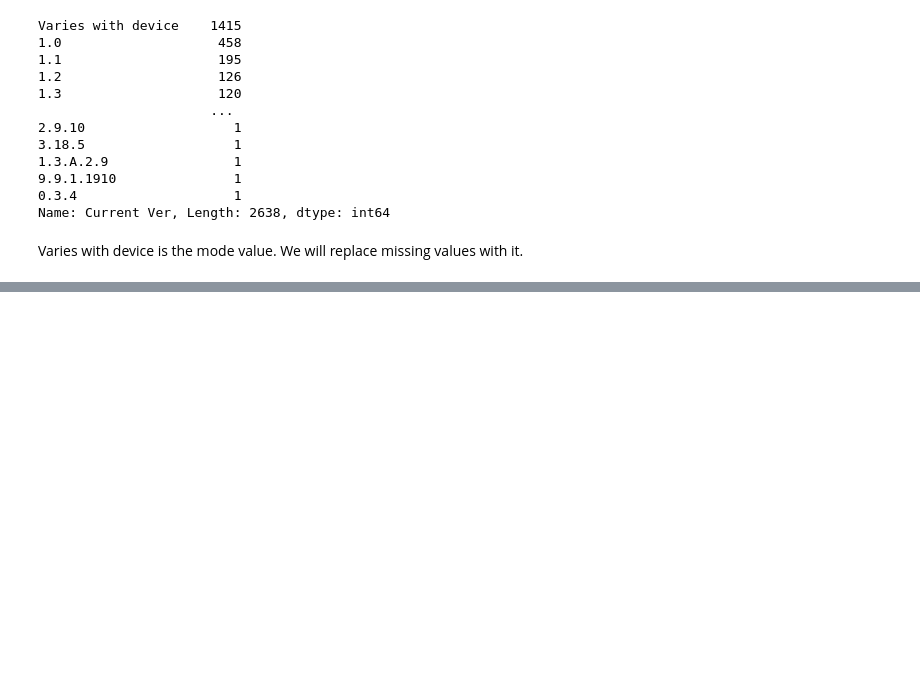
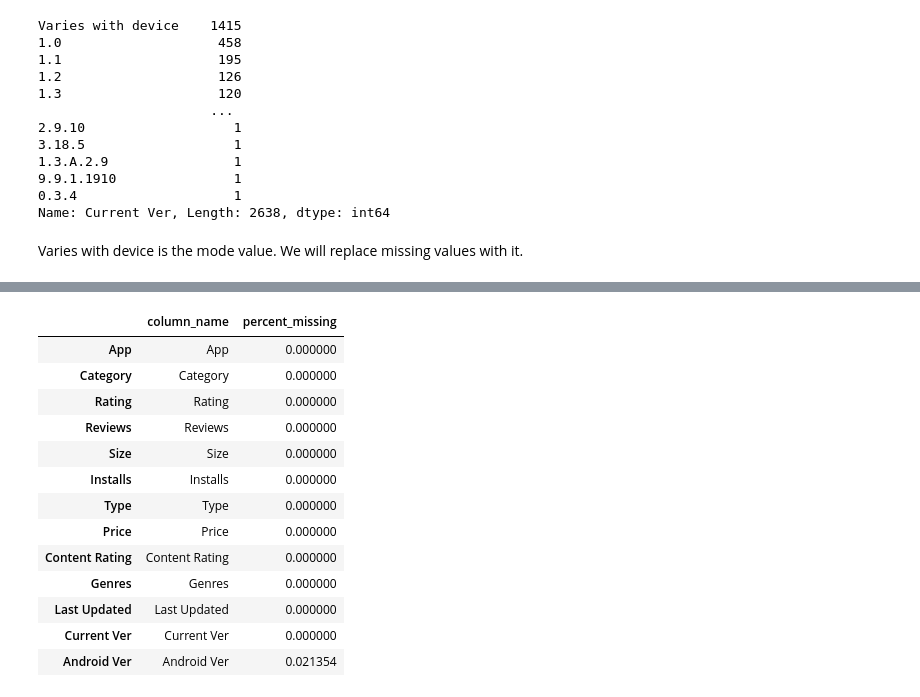
Before and after one commit to LYS312/TheAnalysts, a Jupyter notebook: TheAnalysts/TheAnalysts.ipynb, the cells around one changed output, grey strips where cells are left out. Saved outputs shown, nothing was run; the diff lists cells and outputs as text; code cells hidden in the pictures; blank space fills up the shorter version.

Commit message:
imputate missing val, no more missing values

```diff
--- a/TheAnalysts/TheAnalysts.ipynb
+++ b/TheAnalysts/TheAnalysts.ipynb
@@ -236,5 +236,3 @@ df[df['Current Ver'].isnull()]
 | 1553 | Market Update Helper | LIBRARIES_AND_DEMO | 4.1 | 20145 | 11k | 1,000,000+ | Free | 0 | Everyone | Libraries & Demo | ... |
 | 6322 | Virtual DJ Sound Mixer | TOOLS | 4.2 | 4010 | 8.7M | 500,000+ | Free | 0 | Everyone | Tools | ... |
 | 7333 | Dots puzzle | FAMILY | 4.0 | 179 | 14M | 50,000+ | Paid | $0.99 | Everyone | Puzzle | ... |
-# %%
-df=df['Current Ver'].fillna(df['Current Ver'].mode(), inplace=True) #fill empty data slots in the current ver column with the mode
@@ -240,0 +244,3 @@ df=df['Current Ver'].fillna(df['Current Ver'].mode(), inplace=True) #fill empty
+# %%
+df['Current Ver'] = df['Current Ver'].fillna('Varies with device')
+df['Current Ver'].value_counts()
@@ -240,0 +260,17 @@ df=df['Current Ver'].fillna(df['Current Ver'].mode(), inplace=True) #fill empty
+# %%
+produce_missing_report(df)
+# %% [output]
+|  | column_name | percent_missing |
+| App | App | 0.000000 |
+| Category | Category | 0.000000 |
+| Rating | Rating | 0.000000 |
+| Reviews | Reviews | 0.000000 |
+| Size | Size | 0.000000 |
+| Installs | Installs | 0.000000 |
+| Type | Type | 0.000000 |
+| Price | Price | 0.000000 |
+| Content Rating | Content Rating | 0.000000 |
+| Genres | Genres | 0.000000 |
+| Last Updated | Last Updated | 0.000000 |
+| Current Ver | Current Ver | 0.000000 |
+| Android Ver | Android Ver | 0.021354 |
```
Also changed, not shown: parts of 8 cells of this notebook.
